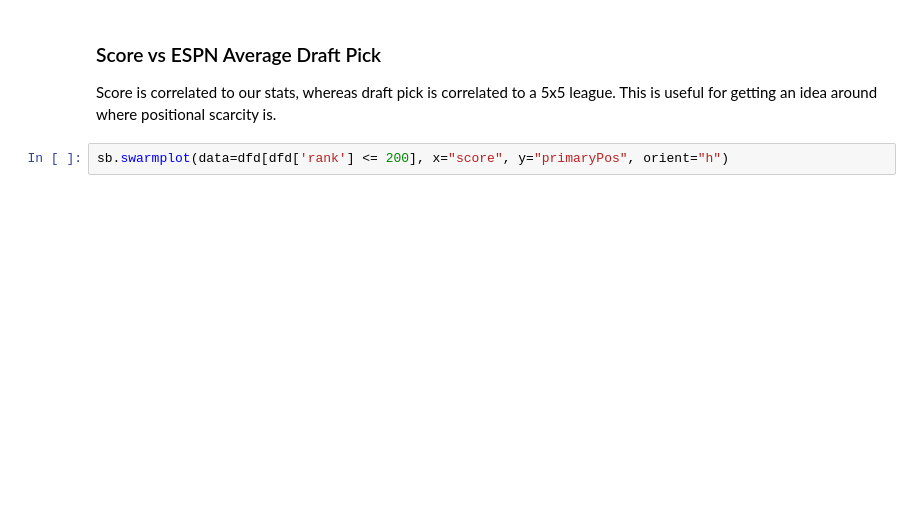
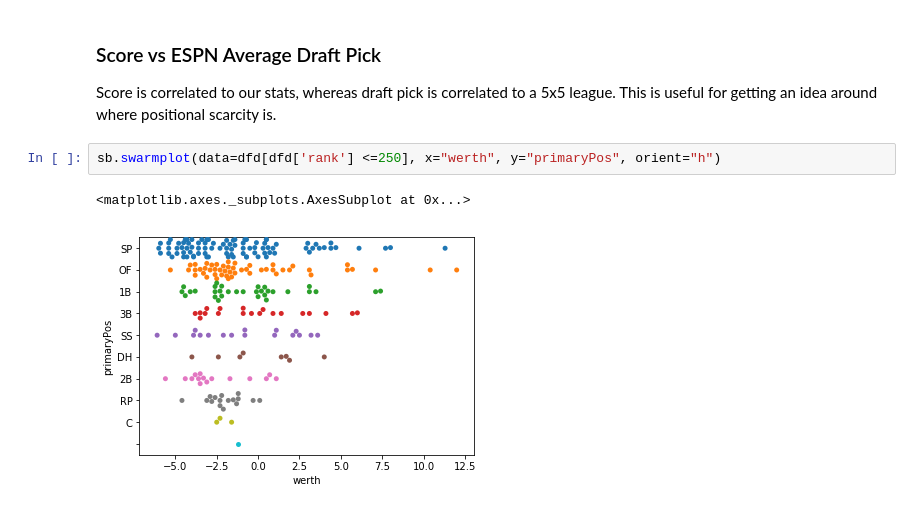
Before and after one commit to zmsy/notebooks, a Jupyter notebook: player_z_scores_preseason.ipynb, the cells around one changed output. Cells and saved outputs as stored; diff of their text form; blank space fills up the shorter version.

```diff
--- a/player_z_scores_preseason.ipynb
+++ b/player_z_scores_preseason.ipynb
@@ -425,4 +445,7 @@ sb.lmplot(
 
 Score is correlated to our stats, whereas draft pick is correlated to a 5x5 league. This is useful for getting an idea around where positional scarcity is.
 # %%
-sb.swarmplot(data=dfd[dfd['rank'] <= 200], x="score", y="primaryPos", orient="h")
+sb.swarmplot(data=dfd[dfd['rank'] <=250], x="werth", y="primaryPos", orient="h")
+# %% [output]
+<matplotlib.axes._subplots.AxesSubplot at 0x...>
+[figure, added]
```
Also changed, not shown: parts of 8 cells of this notebook, 1 other file.
